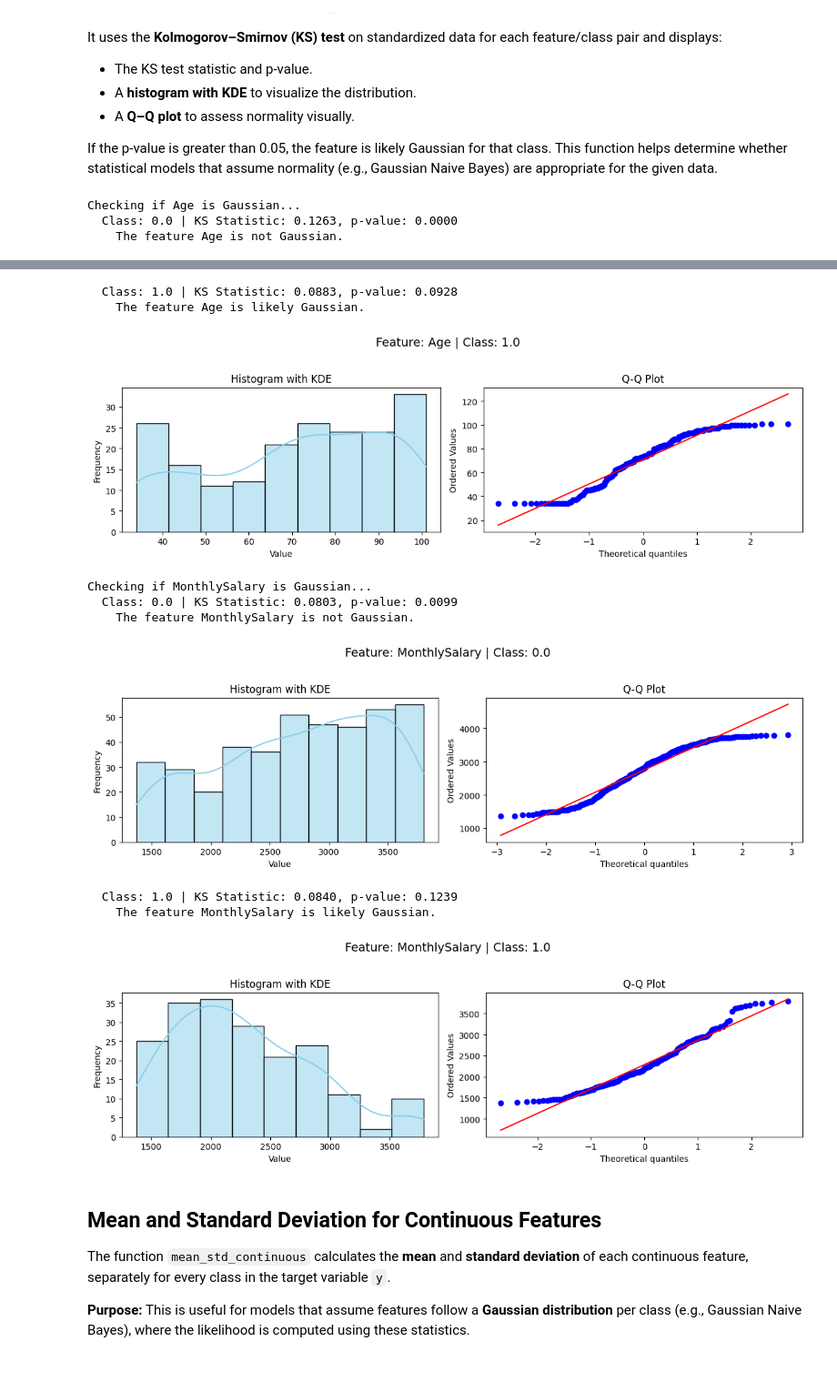
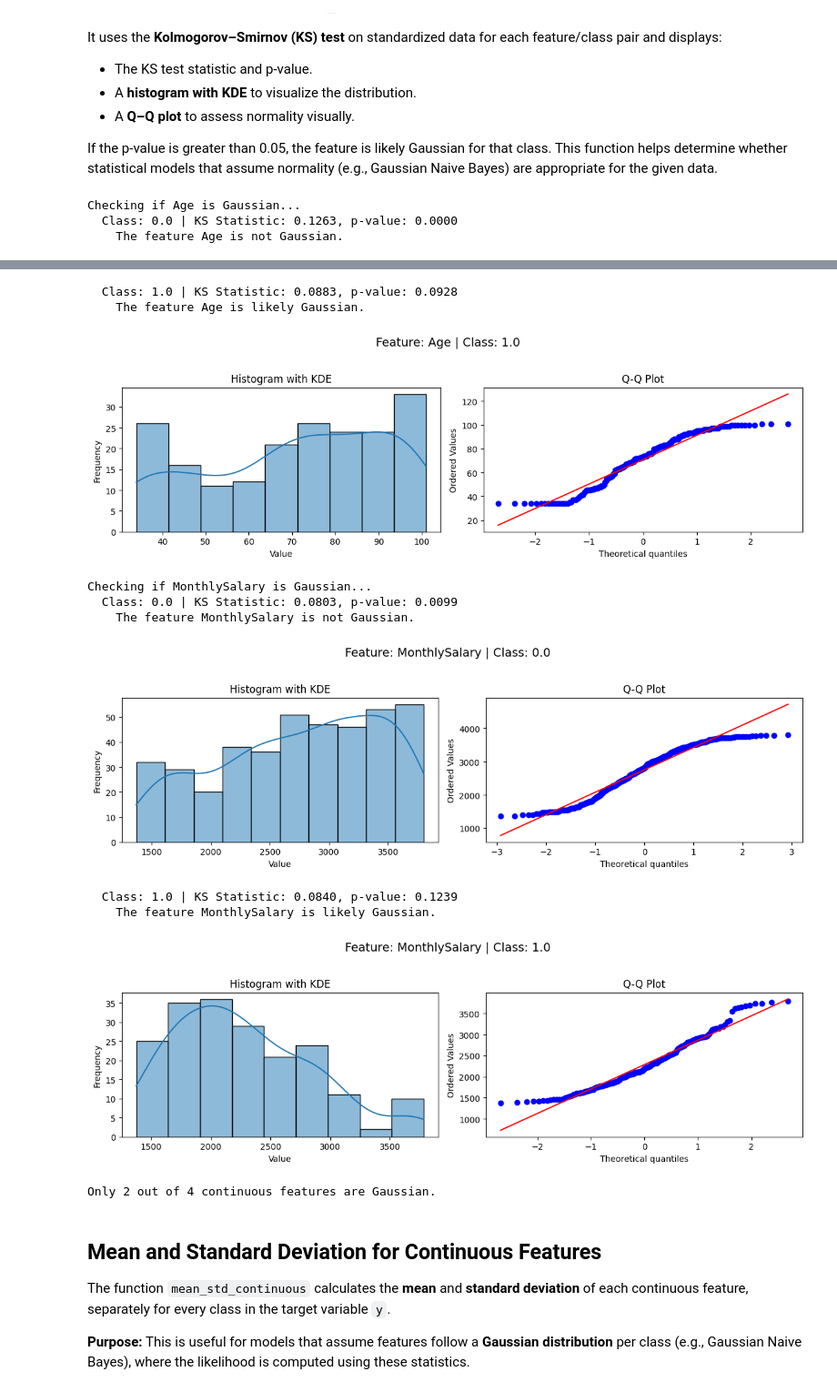
Before and after one commit to AltJesus/FIAD_Proj2, a Jupyter notebook: Projeto2.ipynb, the cells around one changed output, grey strips where cells are left out. Shown at 91% size. Cells and saved outputs as stored; diff of their text form; code cells hidden in the pictures.

Commit message:
train testing gaussian

```diff
--- a/Projeto2.ipynb
+++ b/Projeto2.ipynb
@@ -33,4 +33,16 @@ y = data['Decision']
 # Separate the discrete and continuous features
 discrete_features = ['age', 'income', 'student', 'credit']
 continuous_features = []'''
+
+# teste2.txt example
+'''data = pd.read_csv('teste2.txt', header = None, sep= '\s+')
+data.columns = ['height', 'weight', 'foot', 'Decision']
+
+# Extracting the features and target variable
+X = data.drop(columns=["Decision"])
+y = data['Decision']
+
+# Separate the discrete and continuous features
+discrete_features = []
+continuous_features = ['height', 'weight', 'foot']'''
 # %% [output]
@@ -82,7 +94,7 @@ The function `conditional_probabilities_discrete` calculates **P(feature value |
 It returns a nested dictionary that stores the probability of observing a specific feature value given a class label.
 # %%
 # Function to compute conditional probabilities P(feature_value | class) for discrete features
-def conditional_probabilities_discrete(X, y):
+def conditional_probabilities_discrete(X, y, discrete_features):
     probabilities = {}  # Initialize an empty dictionary to store probabilities
 
     # Loop through each discrete feature
@@ -104,15 +116,3 @@ def conditional_probabilities_discrete(X, y):
                 probabilities[feature][value][decision] = num_samples / num_decision_samples if num_decision_samples > 0 else 0
 
     return probabilities
-
-prob_discrete = conditional_probabilities_discrete(X, y)
-
-print('Conditional probabilities for discrete features:')
-
-for feature, values in prob_discrete.items():
-    print(f"  Feature: {feature}")
-    for value, decisions in values.items():
-        print(f"    Value: {value}")
-        for decision, prob in decisions.items():
-            print(f"      Decision: {decision}, Probability: {prob:.4f}")
-    print()
@@ -170,6 +152,9 @@ If the p-value is greater than 0.05, the feature is likely Gaussian for that cla
 # %%
 # Function to check if each continuous feature follows a Gaussian distribution for each class
 def check_if_gaussian(continuous_features, X, y):
+    size = len(continuous_features) * y.nunique()  # Get the number of continuous features multiplied by the number of unique decisions in y
+    n_gaussian = 0  # Initialize a counter for Gaussian features
+
     # Loop through each continuous feature
     for feature in continuous_features:
         print(f"Checking if {feature} is Gaussian...")
@@ -193,6 +178,7 @@ def check_if_gaussian(continuous_features, X, y):
             print(f"  Class: {decision} | KS Statistic: {stat:.4f}, p-value: {p_value:.4f}")
             if p_value > 0.05:
                 print(f"    The feature {feature} is likely Gaussian.")
+                n_gaussian += 1
             else:
                 print(f"    The feature {feature} is not Gaussian.")
 
@@ -201,7 +187,7 @@ def check_if_gaussian(continuous_features, X, y):
             fig.suptitle(f"Feature: {feature} | Class: {decision}", fontsize=14)
 
             # Plot histogram with kernel density estimate (KDE) - helps visualize the distribution
-            sns.histplot(subset, kde=True, ax=axes[0], color='skyblue')
+            sns.histplot(subset, kde=True, ax=axes[0])
             axes[0].set_title("Histogram with KDE")
             axes[0].set_xlabel("Value")
             axes[0].set_ylabel("Frequency")
@@ -214,7 +200,13 @@ def check_if_gaussian(continuous_features, X, y):
             plt.tight_layout(rect=[0, 0.03, 1, 0.95])
             plt.show()
 
-check_if_gaussian(continuous_features, X, y)
+    if n_gaussian == size:
+        return True
+    else:
+        print(f"Only {n_gaussian} out of {size} continuous features are Gaussian.")
+        return False
+
+gaussian = check_if_gaussian(continuous_features, X, y)
 # %% [output]
 Checking if Age is Gaussian...
   Class: 0.0 | KS Statistic: 0.1263, p-value: 0.0000
@@ -223,13 +215,14 @@ Checking if Age is Gaussian...
   Class: 1.0 | KS Statistic: 0.0883, p-value: 0.0928
     The feature Age is likely Gaussian.
-[figure, old version]
+[figure, new version]
 Checking if MonthlySalary is Gaussian...
   Class: 0.0 | KS Statistic: 0.0803, p-value: 0.0099
     The feature MonthlySalary is not Gaussian.
-[figure, old version]
+[figure, new version]
   Class: 1.0 | KS Statistic: 0.0840, p-value: 0.1239
     The feature MonthlySalary is likely Gaussian.
-[figure, old version]
+[figure, new version]
+Only 2 out of 4 continuous features are Gaussian.
 # %% [markdown]
 ## Mean and Standard Deviation for Continuous Features
 
```
Also changed, not shown: parts of 7 cells of this notebook, 2 other files.
